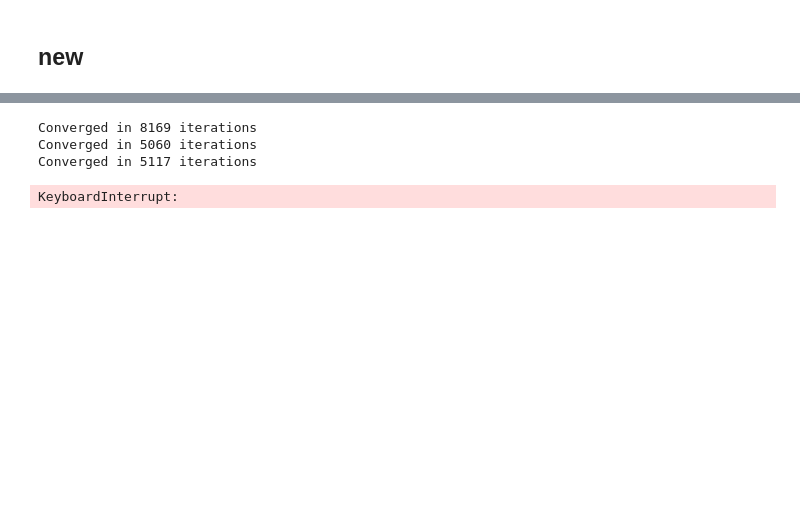
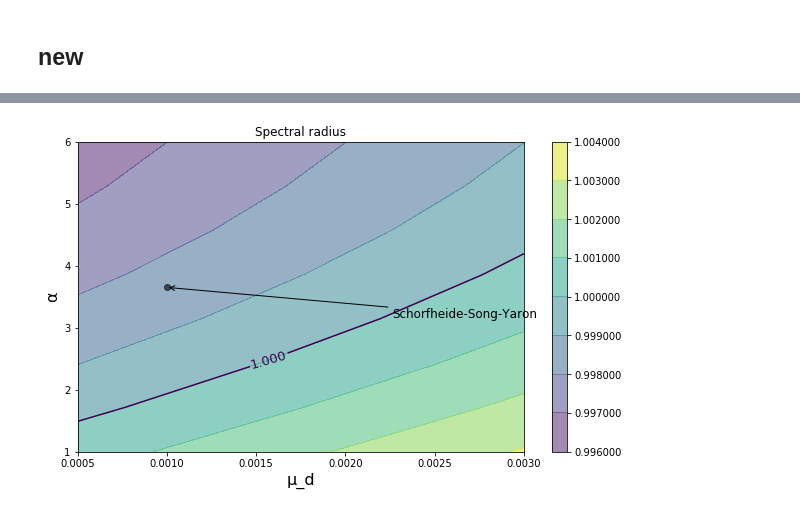
Before and after one commit to jstac/asset_pricing_code, a Jupyter notebook: ez_code/sandpit_ssy_stability_plots.ipynb, the cells around one changed output, grey strips where cells are left out. Cells and saved outputs as stored; diff of their text form; code cells hidden in the pictures; blank space fills up the shorter version.

```diff
--- a/ez_code/sandpit_ssy_stability_plots.ipynb
+++ b/ez_code/sandpit_ssy_stability_plots.ipynb
@@ -28,11 +90,9 @@ ssy.γ, ssy.β
 # %%
 stability_plot(SSY,
-               'β', 0.9985, 0.9992,
-               'γ', 1.1, 14,
-                coords=(-225, -30),
-                G=3)
+               'μ_d', 0.0005, 0.003,
+               'α', 1.0, 6.0,
+                w_star_guess=w_star,
+                coords=(225, -30),
+                G=8)
 # %% [output]
-Converged in 8169 iterations
-Converged in 5060 iterations
-Converged in 5117 iterations
-KeyboardInterrupt:
+[figure, added]
```
Also changed, not shown: parts of 20 cells of this notebook, 5 other files.
